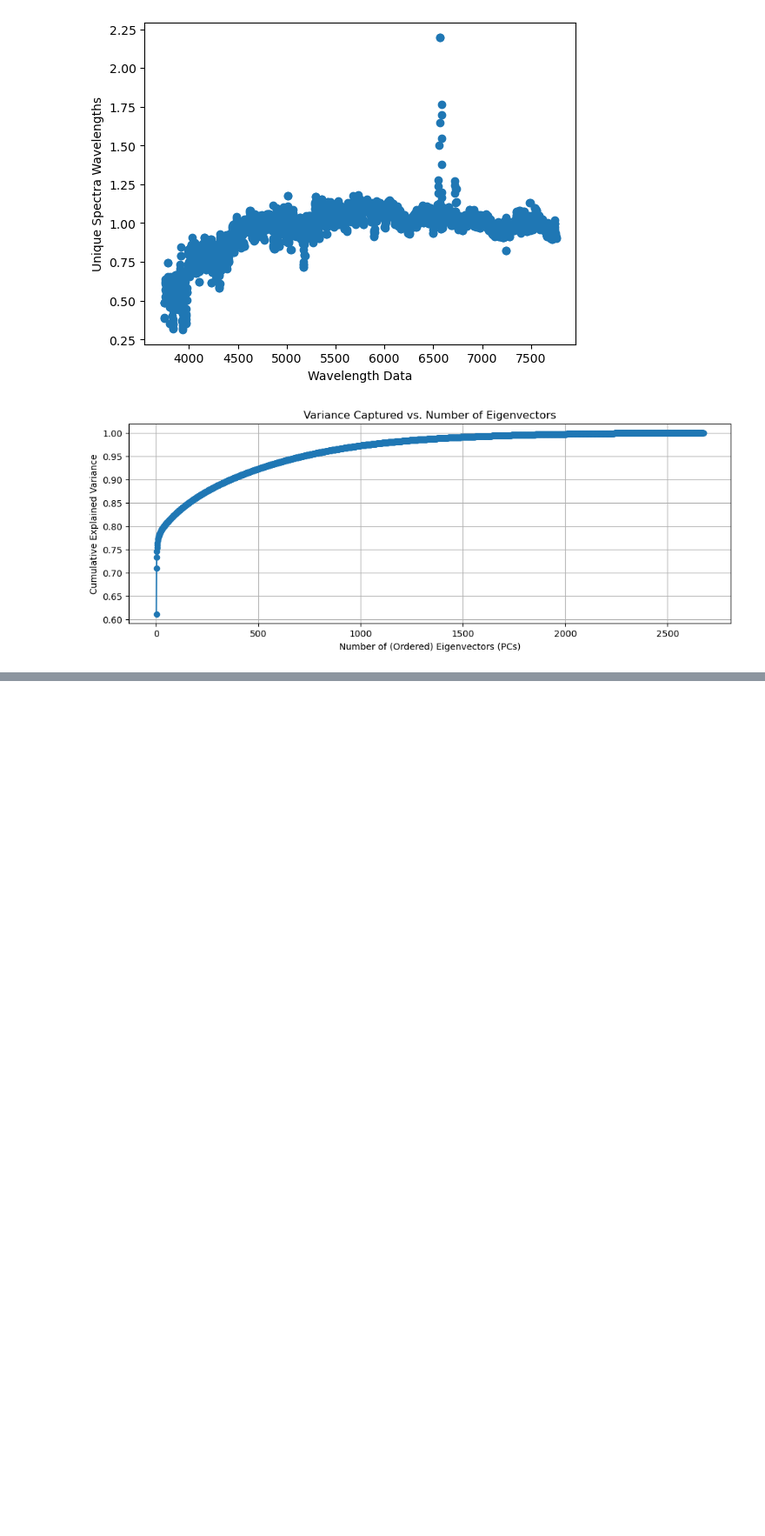
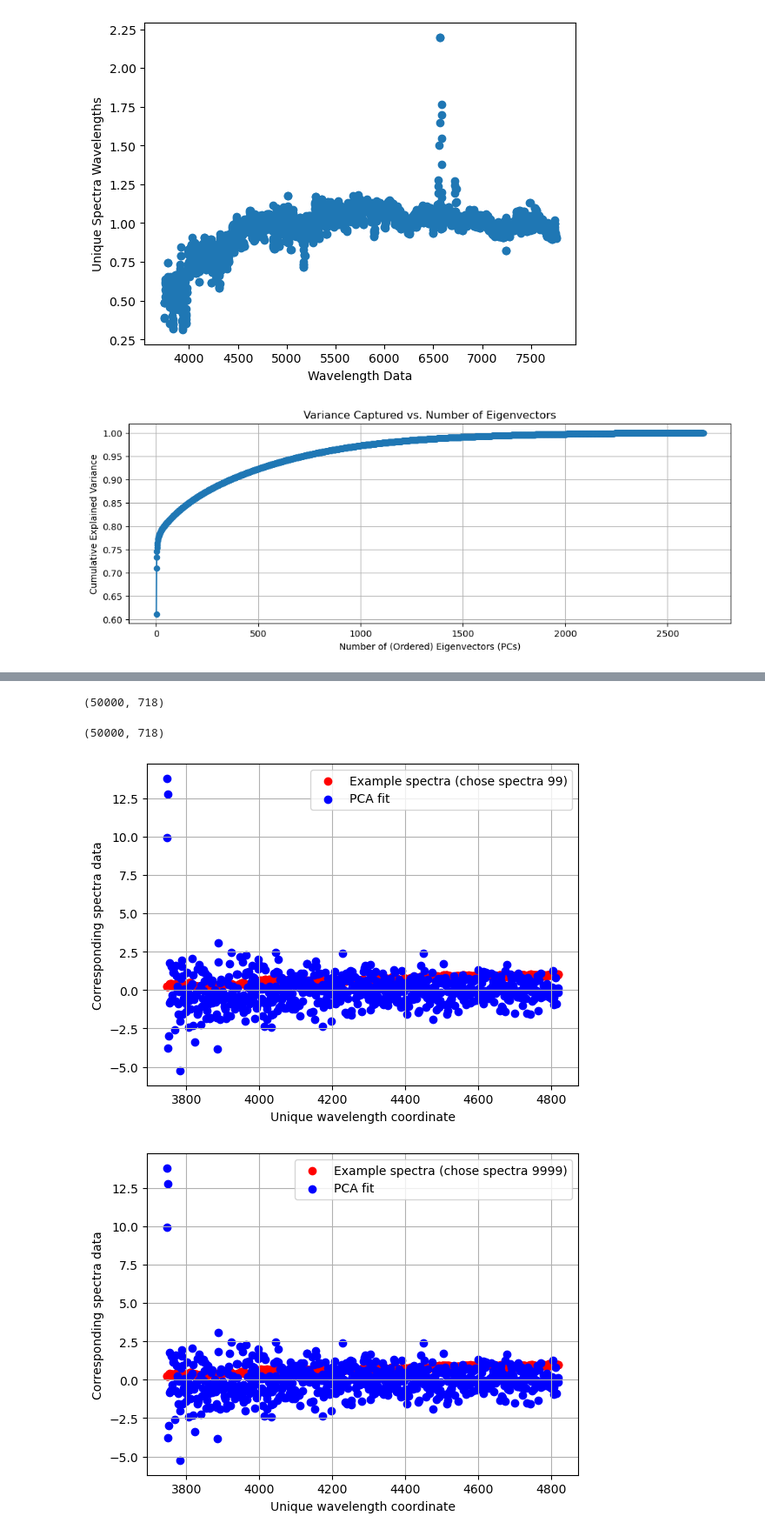
Before and after one commit to ocean-colour/habs, a Jupyter notebook: nb/PCA_problem.ipynb, the cells around one changed output, grey strips where cells are left out. Shown at 87% size. Drawn from its saved outputs; the diff is of its cells as text; code cells hidden in the pictures; blank space fills up the shorter version.

```diff
--- a/nb/PCA_problem.ipynb
+++ b/nb/PCA_problem.ipynb
@@ -149,15 +155,45 @@ Optimal Eigenvectors:  718
 # %%
 # b. Now perform a PCA analysis with only a handful of components (justify your choice).
 # Choose based on explained variance ratio
-# Variance reaches ~95% at 5 components
-pca = PCA(5)
-handful_spectra_red = spectra_red[0:5,0]
-pca.fit_transform(handful_spectra_red)
-handful_spectra_mean_ = np.mean(handful_spectra_red)
-handful_spectra_std = np.std(handful_spectra_red, axis=0)
+# Variance reaches ~95% --> do PCA analysis with first 718 components
 
-handful_centered_spectras = handful_spectra_red - handful_spectra_mean
+# 1) Data already standardized above
 
-handful_covariance_matrix = np.cov(handful_spectra_red.T)
+# 2) Chosen components
+pca = PCA(n_components=718)
+# Train model using input data and produce learned model
+handful_fit = pca.fit_transform(standardized_spectra_red)
+# print(handful_fit.shape)
 
-eigenvalues, eigenvectors = np.linalg.eig(handful_covariance_matrix)
+# 3) Explained variance
+new_explained_var_ratio = pca.explained_variance_ratio_
+new_cumulative_var_ratio = np.cumsum(explained_variance_ratio)
+# %% [output]
+(50000, 718)
+# %%
+# i. Plot a few example spectra and your PCA fit.  How well is the data explained by the model?
+# First 718 features
+updated_wavelength_grid_red = wavelength_grid_red[0:718,]
+updated_spectra_red = spectra_red[:, 0:718]
+print(updated_spectra_red.shape)
+plt.scatter(updated_wavelength_grid_red, updated_spectra_red[100,:], color='r')
+plt.scatter(updated_wavelength_grid_red, handful_fit[0,:], color='b')
+plt.xlabel("Unique wavelength coordinate")
+plt.ylabel("Corresponding spectra data")
+plt.legend(labels=["Example spectra (chose spectra 99)", "PCA fit"])
+plt.grid()
+plt.show()
+
+plt.scatter(updated_wavelength_grid_red, updated_spectra_red[10000,:], color='r')
+plt.scatter(updated_wavelength_grid_red, handful_fit[0,:], color='b')
+plt.xlabel("Unique wavelength coordinate")
+plt.ylabel("Corresponding spectra data")
+plt.legend(labels=["Example spectra (chose spectra 9999)", "PCA fit"])
+plt.grid()
+plt.show()
+
+# Not sure why both figures are the same
+# %% [output]
+(50000, 718)
+[figure, added]
+[figure, added]
```
Also changed, not shown: parts of 5 cells of this notebook, 1 other file.
